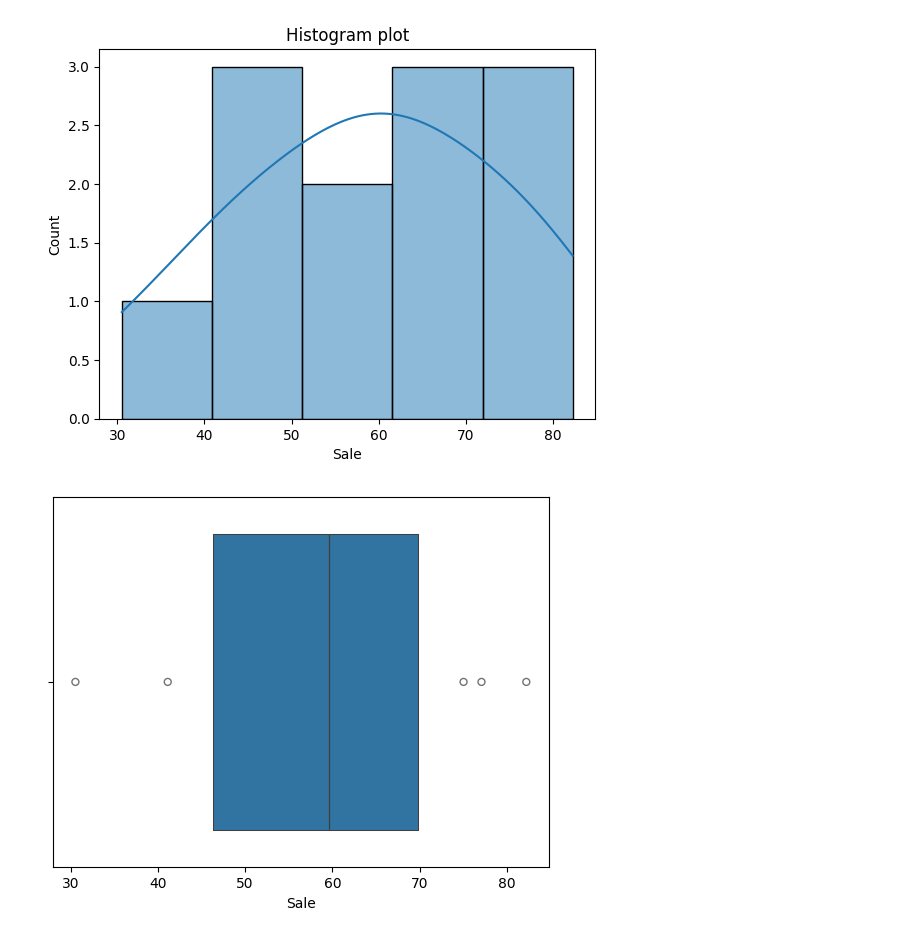
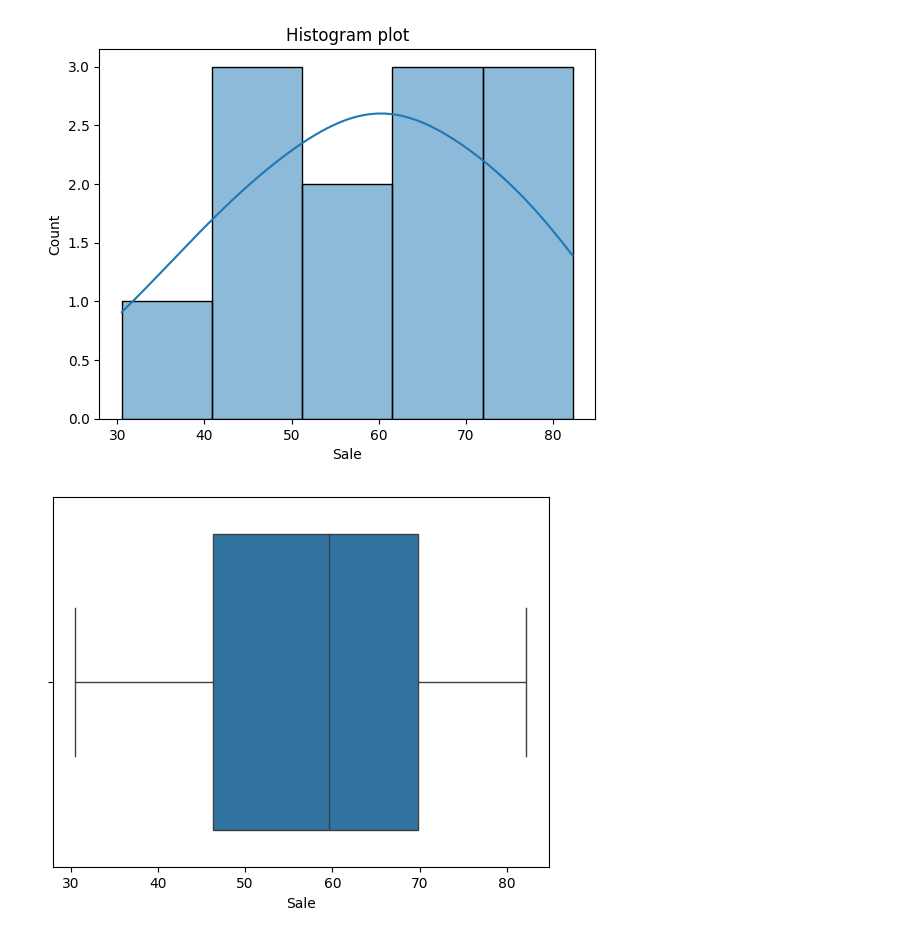
Before and after one commit to thainq1402/ATS, a Jupyter notebook: Teamwork/EDA_data.ipynb, the cells around one changed output. Cells and saved outputs as stored; diff of their text form; code cells hidden in the pictures.

```diff
--- a/Teamwork/EDA_data.ipynb
+++ b/Teamwork/EDA_data.ipynb
@@ -93,18 +108,24 @@ plt.ylabel('Count')
 Text(0, 0.5, 'Count')
 [figure]
 # %%
-boxplot = sns.boxenplot(x = company['Sale'])
+boxplot = sns.boxplot(x=company['Sale'])
 
-#calculate the interquatile range
+# Calculate interquartile range
 Q1 = company['Sale'].quantile(0.25)
 Q3 = company['Sale'].quantile(0.75)
-IQR = Q3-Q1
+IQR = Q3 - Q1
 
-#Definf the upper and lower bound
-lower_bound = Q1 - 1.5*IQR
-upper_bound = Q3 + 1.5*IQR
+# Define bounds for outliers
+lower_bound = Q1 - 1.5 * IQR
+upper_bound = Q3 + 1.5 * IQR
 
-#Defind the outliers
-outliers = company['Sale']
+# Find outliers
+outliers = company[(company['Sale'] < lower_bound) | (company['Sale'] > upper_bound)]
+
+# Annotate outliers
+for i in outliers.index:
+    boxplot.annotate('Outlier', xy=(0, outliers.loc[i, 'Sale']))
+
+plt.show()
 # %% [output]
-[figure, old version]
+[figure, new version]
```
Also changed, not shown: parts of 72 cells of this notebook, 3 other files.
